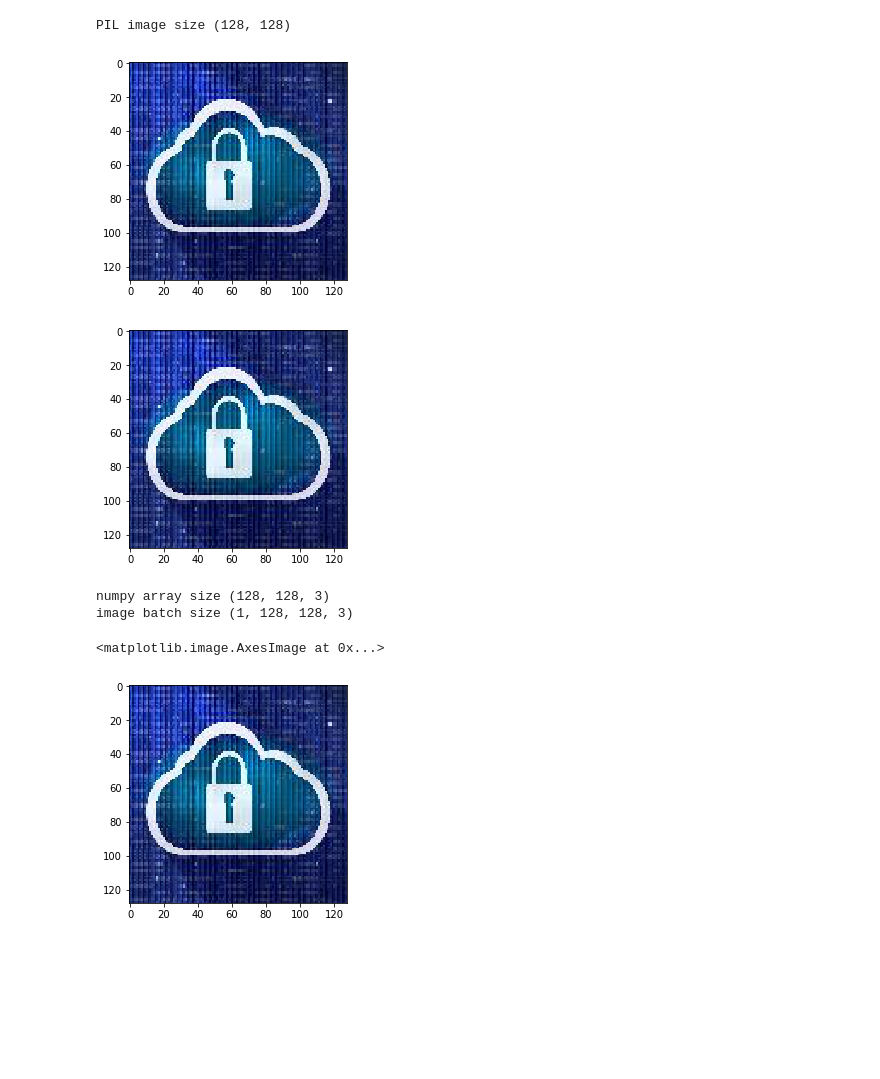
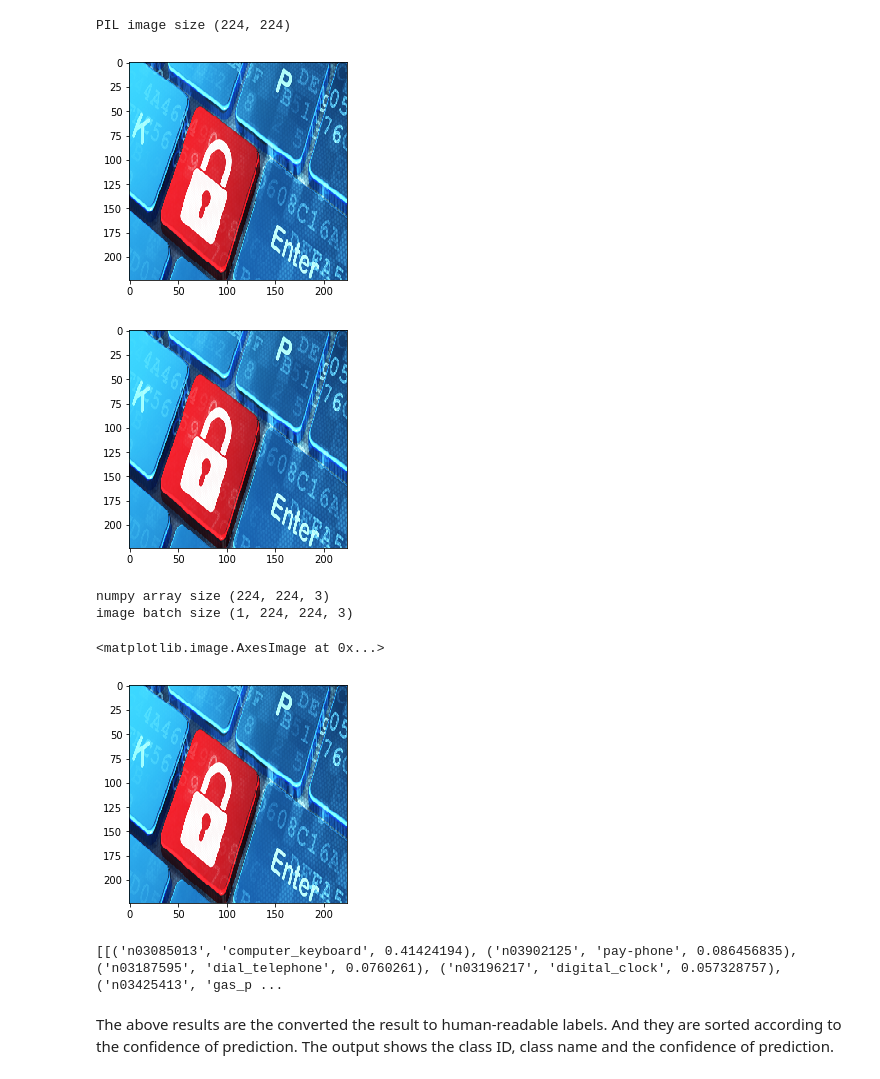
Before and after one commit to daylight-lab/cybersecurity-imagery, a Jupyter notebook: Feature-Extraction.ipynb, the cells around one changed output. Saved outputs shown, nothing was run; the diff lists cells and outputs as text; code cells hidden in the pictures; blank space fills up the shorter version.

```diff
--- a/Feature-Extraction.ipynb
+++ b/Feature-Extraction.ipynb
@@ -0,0 +5,22 @@
+# %%
+import os
+
+# Get all folder names
+path = 'cybersec-imagery/cybersecurity'
+folders = [os.path.join(path, o) for o in os.listdir(path)
+                    if os.path.isdir(os.path.join(path,o))]
+folders.sort()
+
+#Get all images names
+
+images = []
+# r=root, d=directories, f = files
+for r, d, f in os.walk(path):
+    for file in f:
+        images.append(os.path.join(r, file))
+
+for img in images:
+    if ".DS_Store" in img:
+        images.remove(img)
+    elif ".json" in img:
+        images.remove(img)
@@ -20,42 +60,41 @@ TypeError: softmax() got an unexpected keyword argument 'axis'
 # %%
 from keras.preprocessing.image import load_img
 from keras.preprocessing.image import img_to_array
 from keras.applications.imagenet_utils import decode_predictions
 import matplotlib.pyplot as plt
 import numpy as np
 %matplotlib inline
 
-d = "square-images/"
-filename = d + str(200) + ".jpg"
+filename = images[3]
 # load an image in PIL format
-original = load_img(filename, target_size=(128,128))
+original = load_img(filename, target_size=(224,224))
 print('PIL image size',original.size)
 plt.imshow(original)
 plt.show()
 
 # convert the PIL image to a numpy array
 # IN PIL - image is in (width, height, channel)
 # In Numpy - image is in (height, width, channel)
 numpy_image = img_to_array(original)
 plt.imshow(np.uint8(numpy_image))
 plt.show()
 print('numpy array size',numpy_image.shape)
 
 # Convert the image / images into batch format
 # expand_dims will add an extra dimension to the data at a particular axis
 # We want the input matrix to the network to be of the form (batchsize, height, width, channels)
 # Thus we add the extra dimension to the axis 0.
 image_batch = np.expand_dims(numpy_image, axis=0)
 print('image batch size', image_batch.shape)
 plt.imshow(np.uint8(image_batch[0]))
 # %% [output]
-PIL image size (128, 128)
+PIL image size (224, 224)
-[figure, old version]
+[figure, new version]
-[figure, old version]
+[figure, new version]
-numpy array size (128, 128, 3)
-image batch size (1, 128, 128, 3)
+numpy array size (224, 224, 3)
+image batch size (1, 224, 224, 3)
 <matplotlib.image.AxesImage at 0x...>
-[figure, old version]
+[figure, new version]
 # %%
 # prepare the image for the VGG model
 processed_image = vgg16.preprocess_input(image_batch.copy())
@@ -68,3 +107,7 @@ predictions = vgg_model.predict(processed_image)
 # We will get top 5 predictions which is the default
 label = decode_predictions(predictions)
 print(label)
+# %% [output]
+[[('n03085013', 'computer_keyboard', 0.41424194), ('n03902125', 'pay-phone', 0.086456835), ('n03187595', 'dial_telephone', 0.0760261), ('n03196217', 'digital_clock', 0.057328757), ('n03425413', 'gas_p ...
+# %% [markdown]
+The above results are the converted the result to human-readable labels. And they are sorted according to the confidence of prediction. The output shows the class ID, class name and the confidence of prediction.
```
Also changed, not shown: parts of 3 cells of this notebook, 1 other file.
